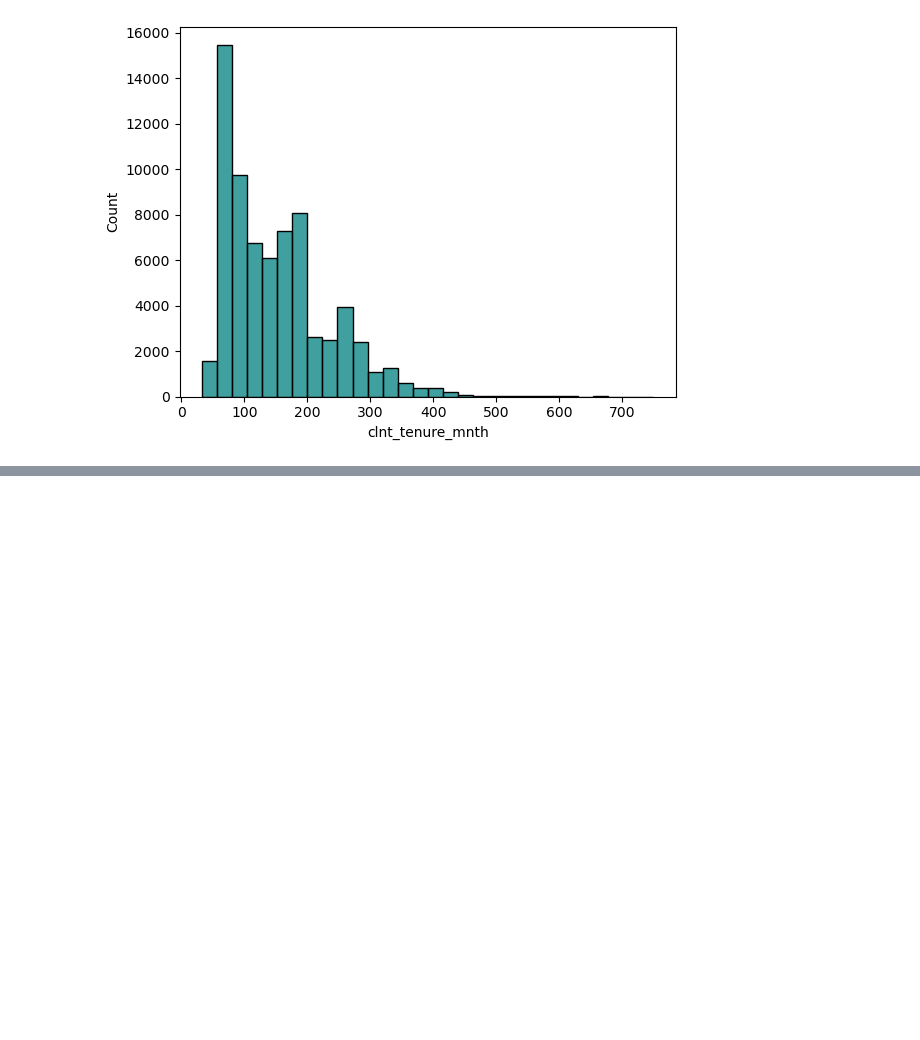
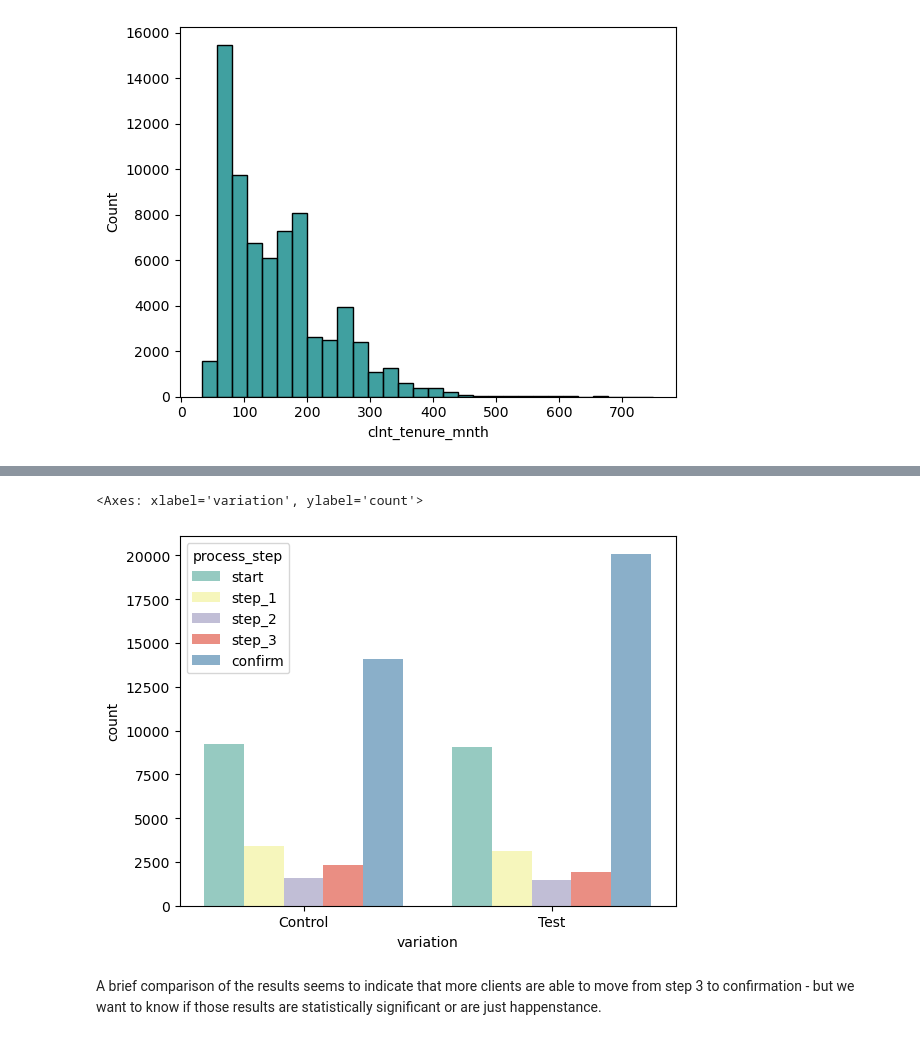
Before and after one commit to bfranx62/Ironhack-EDA-Project, a Jupyter notebook: dylan_main.ipynb, the cells around one changed output, grey strips where cells are left out. Cells and saved outputs as stored; diff of their text form; code cells hidden in the pictures; blank space fills up the shorter version.

```diff
--- a/dylan_main.ipynb
+++ b/dylan_main.ipynb
@@ -538,0 +530,6 @@ False
+# %%
+# Converts date_time column to an actual datetime instead of a string
+test_subjects_df['date_time'] = pd.to_datetime(test_subjects_df['date_time'])
+
+# creates subset that only shows the most recent/final step recorded under any given visit id.
+last_visit_step_df = test_subjects_df.groupby('visit_id').first().reset_index()
@@ -538,0 +552,8 @@ False
+# %%
+# Plotting a grouped bar chart
+sns.countplot(data=last_visit_step_df, x='variation', hue= 'process_step', palette='Set3', order = category_order, hue_order = hue_order)
+# %% [output]
+<Axes: xlabel='variation', ylabel='count'>
+[figure, added]
+# %% [markdown]
+A brief comparison of the results seems to indicate that more clients are able to move from step 3 to confirmation - but we want to know if those results are statistically significant or are just happenstance.
```
Also changed, not shown: parts of 60 cells of this notebook.
